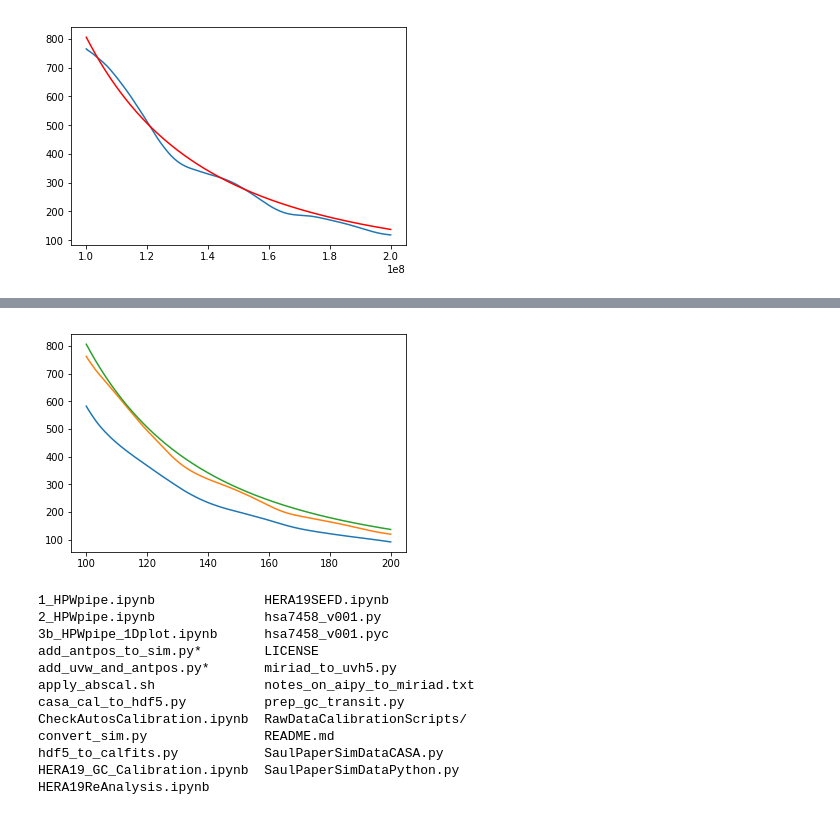
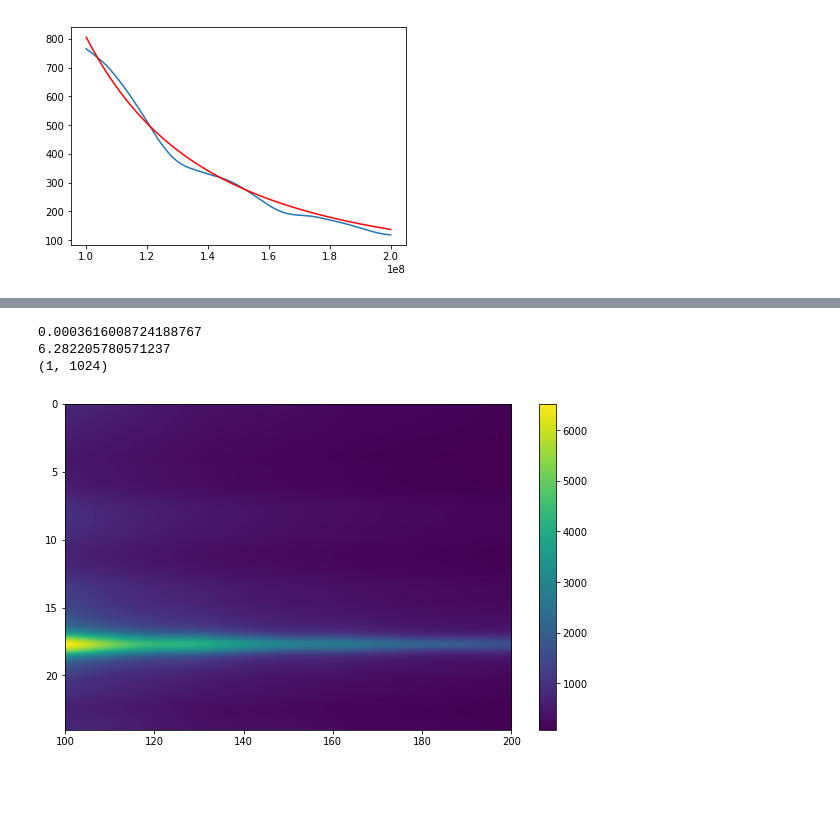
Before and after one commit to UPennEoR/kohn18_analysis, a Jupyter notebook: CheckAutosCalibration.ipynb, the cells around one changed output, grey strips where cells are left out. Cells and saved outputs as stored; diff of their text form; code cells hidden in the pictures; blank space fills up the shorter version.

```diff
--- a/CheckAutosCalibration.ipynb
+++ b/CheckAutosCalibration.ipynb
@@ -79,16 +49,0 @@ uvd.select?
-# %%
-# Extract the autocorrelations (in Jy) from all of the simulated data, and write to their own pyuvdata file ...
-for pol in pols:
-    for i,f in enumerate(sim_files[pol]):
-        print f
-        t0 = time.time()
-        if i == 0:
-            uvd = UVData()
-            uvd.read_miriad(f,bls=(9,9))
-        else:
-            uvd_tmp = UVData()
-            uvd_tmp.read_miriad(f,bls=(9,9))
-            uvd += uvd_tmp
-        t1 = time.time()
-        print('Took',t1-t0,'seconds')
-    uvd.write_uvh5(f+'.autos.uvh5')
@@ -130,23 +50,24 @@ plt.show()
-# %%
-plt.plot(freqs/1e6,uv_autos.data_array.squeeze()[2000,:].real*Jy_to_K_xx)
-#plt.plot(freqs/1e6,uv_autos.data_array.squeeze()[6000,:].real*Jy_to_K_xx)
-plt.plot(freqs/1e6,uv_autos.data_array.squeeze()[4000,:].real*Jy_to_K_xx)
-plt.plot(freqs/1e6,T_sky)
-plt.show()
-# %% [output]
-[figure, removed]
-# %%
-ls
-# %% [output]
-1_HPWpipe.ipynb              HERA19SEFD.ipynb
-2_HPWpipe.ipynb              hsa7458_v001.py
-3b_HPWpipe_1Dplot.ipynb      hsa7458_v001.pyc
-add_antpos_to_sim.py*        LICENSE
-add_uvw_and_antpos.py*       miriad_to_uvh5.py
-apply_abscal.sh              notes_on_aipy_to_miriad.txt
-casa_cal_to_hdf5.py          prep_gc_transit.py
-CheckAutosCalibration.ipynb  RawDataCalibrationScripts/
-convert_sim.py               README.md
-hdf5_to_calfits.py           SaulPaperSimDataCASA.py
-HERA19_GC_Calibration.ipynb  SaulPaperSimDataPython.py
-HERA19ReAnalysis.ipynb
+# %%
+print sim_autos.lst_array.min()
+print sim_autos.lst_array.max()
+print sim_autos.freq_array.shape
+# %% [output]
+0.0003616008724188767
+6.282205780571237
+(1, 1024)
+# %%
+def lstfreqwaterfall(uvd,bl=(9,9)):
+    plt.figure(figsize=(10,6))
+    lst = uvd.lst_array.squeeze()*24./(2.*np.pi)
+    freq = uvd.freq_array.squeeze()/1e6
+    data = uvd.get_data(bl,force_copy=True)
+    flags = ~uvd.get_flags(bl,force_copy=True)
+    T = data.real/flags*Jy_to_K
+    plt.imshow(T,aspect='auto',
+               extent=[freq.min(),freq.max(),lst.max(),lst.min()])
+    plt.colorbar()
+    return
+# %%
+lstfreqwaterfall(sim_autos)
+# %% [output]
+[figure, added]
```
Also changed, not shown: parts of 26 cells of this notebook.
